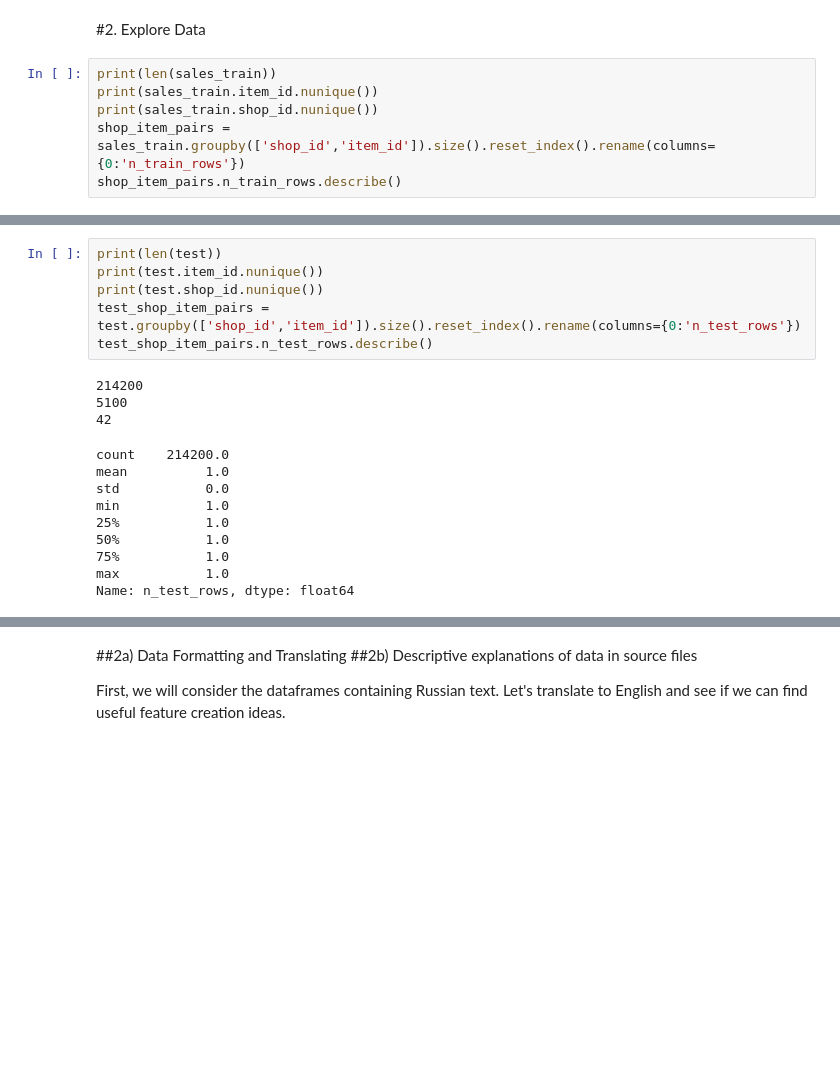
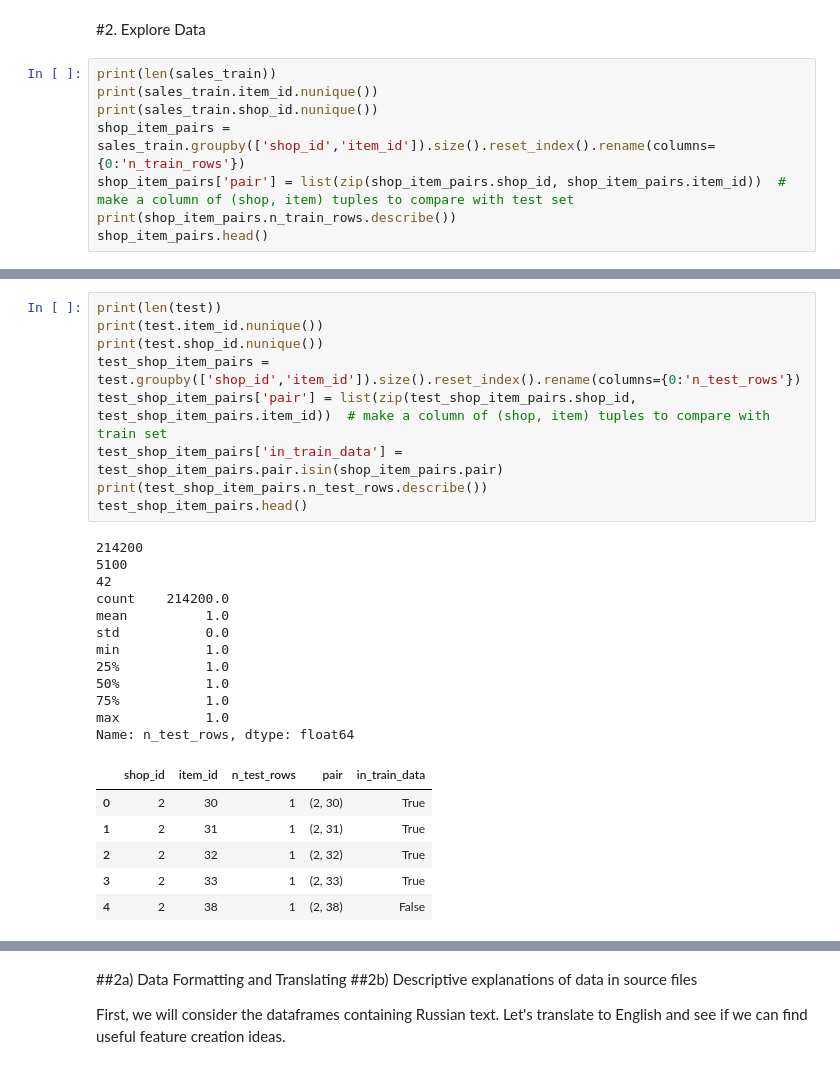
Before and after one commit to migai/Kag, a Jupyter notebook: ipynb_versions/MG_EDA_v2.5.ipynb, the cells around one changed output, grey strips where cells are left out. Drawn from its saved outputs; the diff is of its cells as text; blank space fills up the shorter version.

Commit message:
v2.5 IPynb investigates shop-item pairs

```diff
--- a/ipynb_versions/MG_EDA_v2.5.ipynb
+++ b/ipynb_versions/MG_EDA_v2.5.ipynb
@@ -558,7 +558,9 @@ print(len(sales_train))
 print(sales_train.item_id.nunique())
 print(sales_train.shop_id.nunique())
 shop_item_pairs = sales_train.groupby(['shop_id','item_id']).size().reset_index().rename(columns={0:'n_train_rows'})
-shop_item_pairs.n_train_rows.describe()
+shop_item_pairs['pair'] = list(zip(shop_item_pairs.shop_id, shop_item_pairs.item_id))  # make a column of (shop, item) tuples to compare with test set
+print(shop_item_pairs.n_train_rows.describe())
+shop_item_pairs.head()
 # %% [output]
 2935849
 21807
@@ -575,19 +583,28 @@ Name: n_train_rows, dtype: float64
 # %%
 print(len(test))
 print(test.item_id.nunique())
 print(test.shop_id.nunique())
 test_shop_item_pairs = test.groupby(['shop_id','item_id']).size().reset_index().rename(columns={0:'n_test_rows'})
-test_shop_item_pairs.n_test_rows.describe()
+test_shop_item_pairs['pair'] = list(zip(test_shop_item_pairs.shop_id, test_shop_item_pairs.item_id))  # make a column of (shop, item) tuples to compare with train set
+test_shop_item_pairs['in_train_data'] = test_shop_item_pairs.pair.isin(shop_item_pairs.pair)
+print(test_shop_item_pairs.n_test_rows.describe())
+test_shop_item_pairs.head()
 # %% [output]
 214200
 5100
 42
+count    214200.0
+mean          1.0
+std           0.0
+min           1.0
+25%           1.0
+50%           1.0
+75%           1.0
+max           1.0
+Name: n_test_rows, dtype: float64
-count    214200.0
-mean          1.0
-std           0.0
-min           1.0
-25%           1.0
-50%           1.0
-75%           1.0
-max           1.0
-Name: n_test_rows, dtype: float64
+|  | shop_id | item_id | n_test_rows | pair | in_train_data |
+| 0 | 2 | 30 | 1 | (2, 30) | True |
+| 1 | 2 | 31 | 1 | (2, 31) | True |
+| 2 | 2 | 32 | 1 | (2, 32) | True |
+| 3 | 2 | 33 | 1 | (2, 33) | True |
+| 4 | 2 | 38 | 1 | (2, 38) | False |
```
Also changed, not shown: parts of 10 cells of this notebook, 1 other file.
